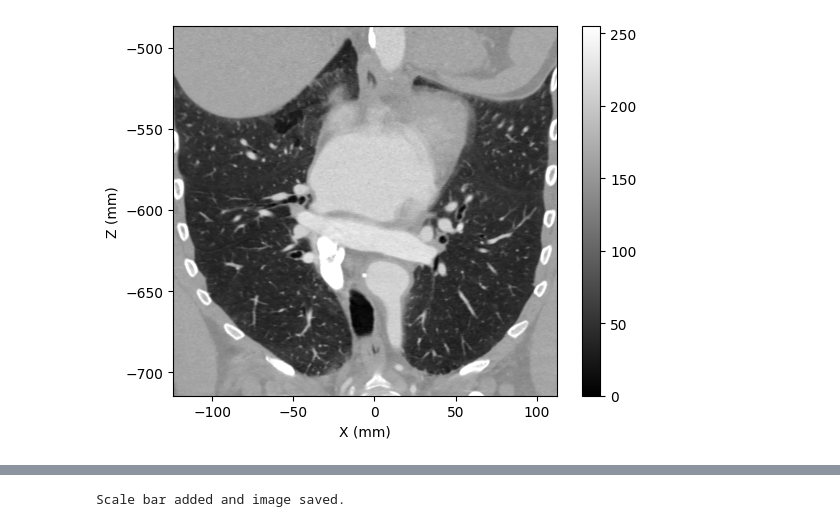
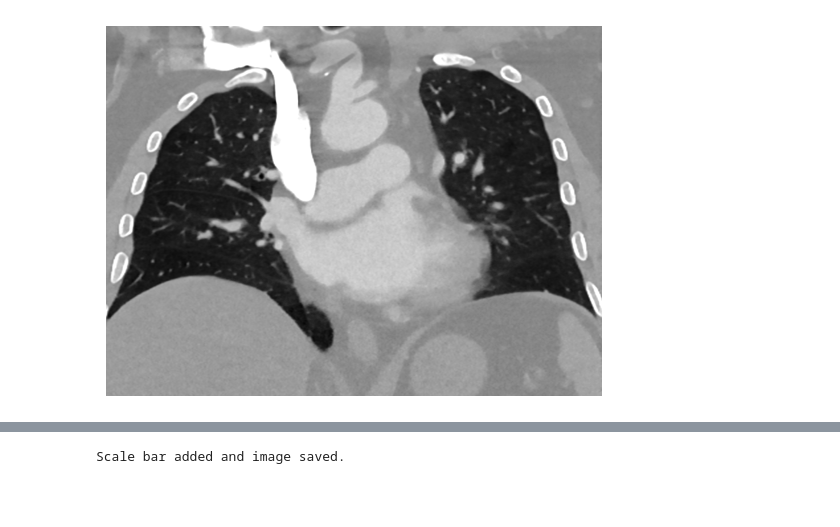
Before and after one commit to seyhosseini/RA4-Project, a Jupyter notebook: Nate/QCImageCode.ipynb, the cells around one changed output, grey strips where cells are left out. Saved outputs shown, nothing was run; the diff lists cells and outputs as text; code cells hidden in the pictures; blank space fills up the shorter version.

Commit message:
Updated CaseFile Code to Produce Results [N#31]

```diff
--- a/Nate/QCImageCode.ipynb
+++ b/Nate/QCImageCode.ipynb
@@ -77,39 +1,38 @@ Window Level Adjusted!
 # %%
 import SimpleITK as sitk
 import matplotlib.pyplot as plt
+from PIL import Image
 
 # Input path for Vx3
-Vx3_path = "z:/D-Images/SPIROMICS-SubStudy/2-Results-CheckedDoneTemp/1-Done/Case-48-0.5__QR40__RESEARCH__A__80KV_Qr40d_3_53074965/Additonal Images/Vx3-2.nrrd"
-output_path = "z:/D-Images/SPIROMICS-SubStudy/2-Results-CheckedDoneTemp/1-Done/Case-48-0.5__QR40__RESEARCH__A__80KV_Qr40d_3_53074965/Additonal Images/Case-48-QC_Image502.png"
+Vx3_path = "z:/D-Images/MESAL-3/2-Checked-Done-Temp/Done/Case-94-MESAL-6015034-E3/Markups/Jensen/Vx3.nrrd"
+
+
 # Load the 3D image
 Vx3 = sitk.ReadImage(Vx3_path)
 
 # Get the size of the image in x, y, and z dimensions
 size_x, size_y, size_z = Vx3.GetSize()
 spacing = Vx3.GetSpacing()
-origin = Vx3.GetOrigin()
 
 # Choose the desired y-slice (e.g., middle slice)
 y_slice_index = size_y // 2
 
 # Extract the middle plane along the y-dimension
 slice_2d = Vx3[:, y_slice_index, :]
 
 # Set the Window level
 window_level_min = -1024  # Adjust these values according to your preference
 window_level_max = 650
 
 # Apply Window Level to image
 windowed_image = sitk.IntensityWindowing(slice_2d, window_level_min, window_level_max, 0, 255)
 windowed_slice_array = sitk.GetArrayFromImage(windowed_image)
 
 # Save the 2D slice as a .png file
-output_path = "output_slice.png"
-plt.imshow(windowed_slice_array, cmap='gray', extent=(origin[0], origin[0] + size_x * spacing[0], origin[2], origin[2] + size_z * spacing[2]))
-plt.colorbar()
-plt.xlabel("X (mm)")
-plt.ylabel("Z (mm)")
-plt.savefig(output_path, dpi=300)  # Adjust DPI as needed for spatial accuracy
+output_path = "z:/Q- Figures/T32-Poster/Nate/Experiment/Case-94/Case-94-Vx3.png"
+plt.imshow(windowed_slice_array, cmap='gray', aspect='auto', origin='lower')
+plt.axis('off')  # Turn off axes
+plt.savefig(output_path, bbox_inches='tight', pad_inches=0, dpi=300)  # Adjust DPI as needed for spatial accuracy
 plt.show()
 # %% [output]
-[figure, old version]
+[figure, new version]
```
Also changed, not shown: parts of 3 cells of this notebook, 1 other file.
